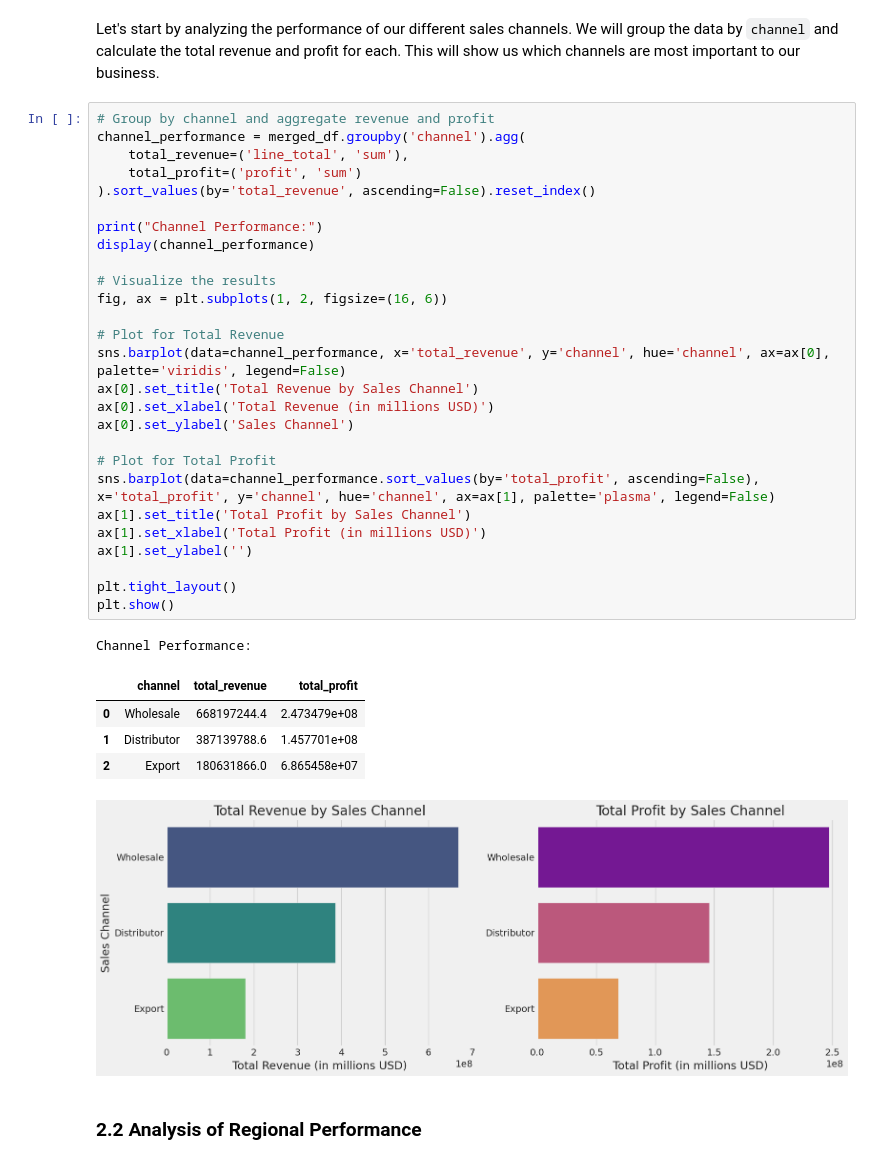
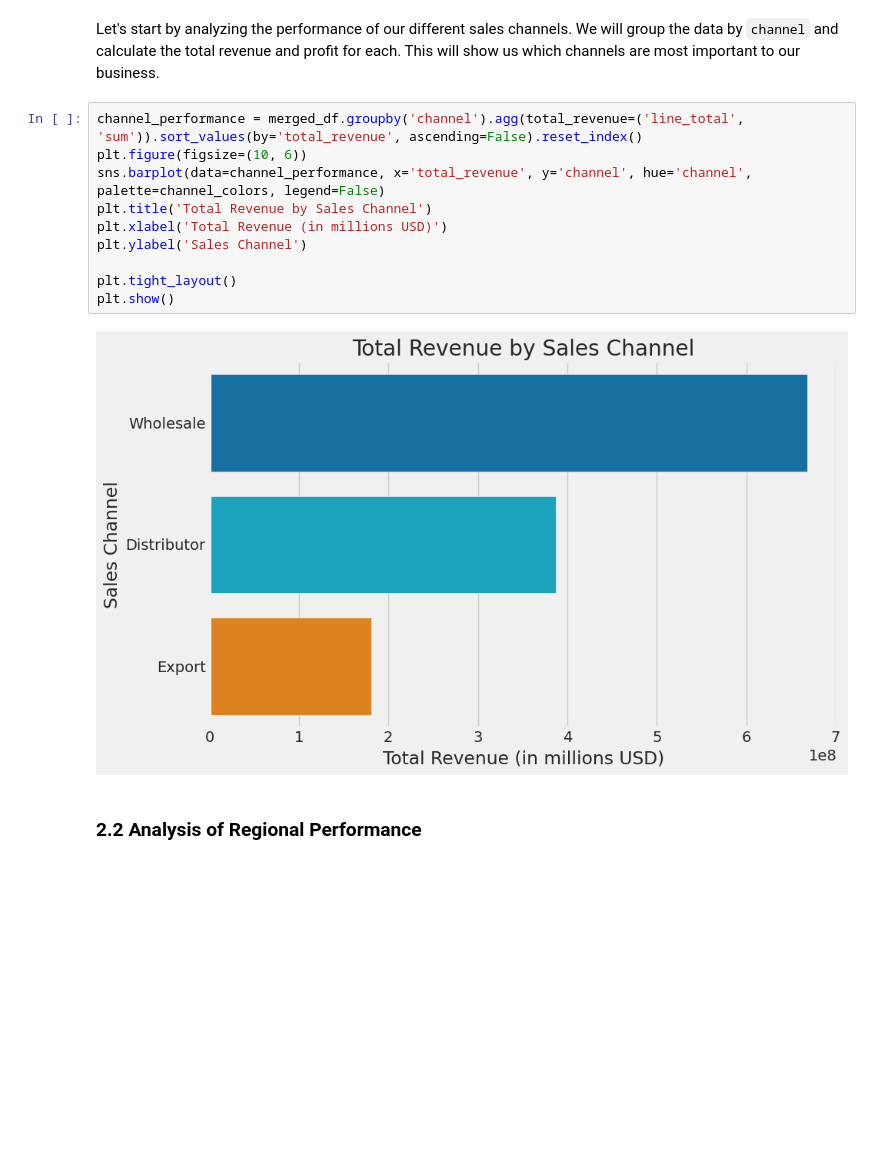
Before and after one commit to smmurdock/Regional-Sales-Analysis, a Jupyter notebook: Regional_Sales_Analysis.ipynb, the cells around one changed output. Drawn from its saved outputs; the diff is of its cells as text; blank space fills up the shorter version.

Commit message:
Update to cohesive color scheme

```diff
--- a/Regional_Sales_Analysis.ipynb
+++ b/Regional_Sales_Analysis.ipynb
@@ -105,39 +133,17 @@ Now that our data is clean and consolidated, we can analyze our categorical vari
 # %% [markdown]
 Let's start by analyzing the performance of our different sales channels. We will group the data by `channel` and calculate the total revenue and profit for each. This will show us which channels are most important to our business.
 # %%
-# Group by channel and aggregate revenue and profit
-channel_performance = merged_df.groupby('channel').agg(
-    total_revenue=('line_total', 'sum'),
-    total_profit=('profit', 'sum')
-).sort_values(by='total_revenue', ascending=False).reset_index()
-
-print("Channel Performance:")
-display(channel_performance)
-
-# Visualize the results
-fig, ax = plt.subplots(1, 2, figsize=(16, 6))
-
-# Plot for Total Revenue
-sns.barplot(data=channel_performance, x='total_revenue', y='channel', hue='channel', ax=ax[0], palette='viridis', legend=False)
-ax[0].set_title('Total Revenue by Sales Channel')
-ax[0].set_xlabel('Total Revenue (in millions USD)')
-ax[0].set_ylabel('Sales Channel')
-
-# Plot for Total Profit
-sns.barplot(data=channel_performance.sort_values(by='total_profit', ascending=False), x='total_profit', y='channel', hue='channel', ax=ax[1], palette='plasma', legend=False)
-ax[1].set_title('Total Profit by Sales Channel')
-ax[1].set_xlabel('Total Profit (in millions USD)')
-ax[1].set_ylabel('')
+channel_performance = merged_df.groupby('channel').agg(total_revenue=('line_total', 'sum')).sort_values(by='total_revenue', ascending=False).reset_index()
+plt.figure(figsize=(10, 6))
+sns.barplot(data=channel_performance, x='total_revenue', y='channel', hue='channel', palette=channel_colors, legend=False)
+plt.title('Total Revenue by Sales Channel')
+plt.xlabel('Total Revenue (in millions USD)')
+plt.ylabel('Sales Channel')
 
 plt.tight_layout()
 plt.show()
 # %% [output]
-Channel Performance:
-|  | channel | total_revenue | total_profit |
-| 0 | Wholesale | 668197244.4 | 2.473479e+08 |
-| 1 | Distributor | 387139788.6 | 1.457701e+08 |
-| 2 | Export | 180631866.0 | 6.865458e+07 |
-[figure, old version]
+[figure, new version]
 # %% [markdown]
 ### 2.2 Analysis of Regional Performance
 # %%
```
Also changed, not shown: parts of 15 cells of this notebook.
